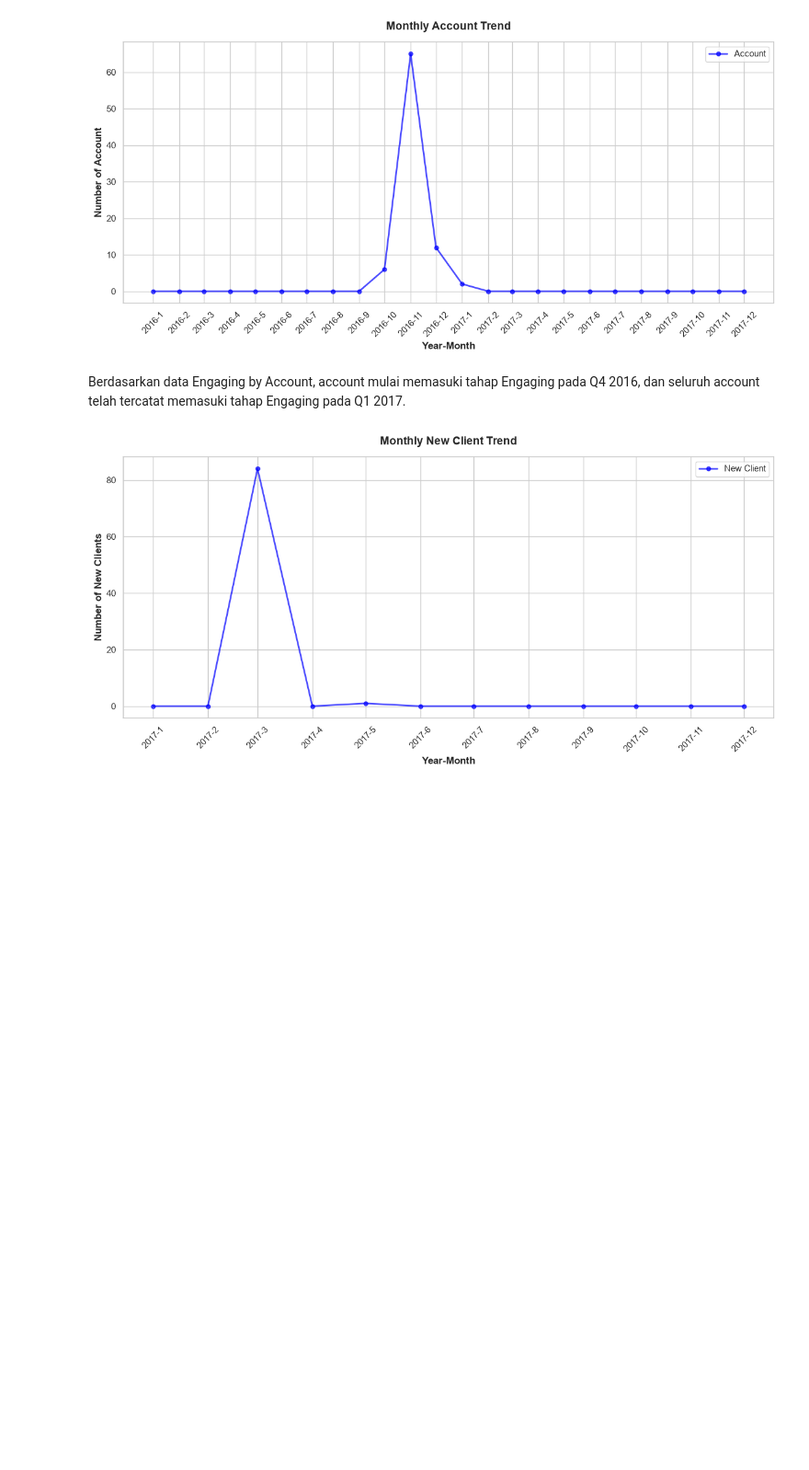
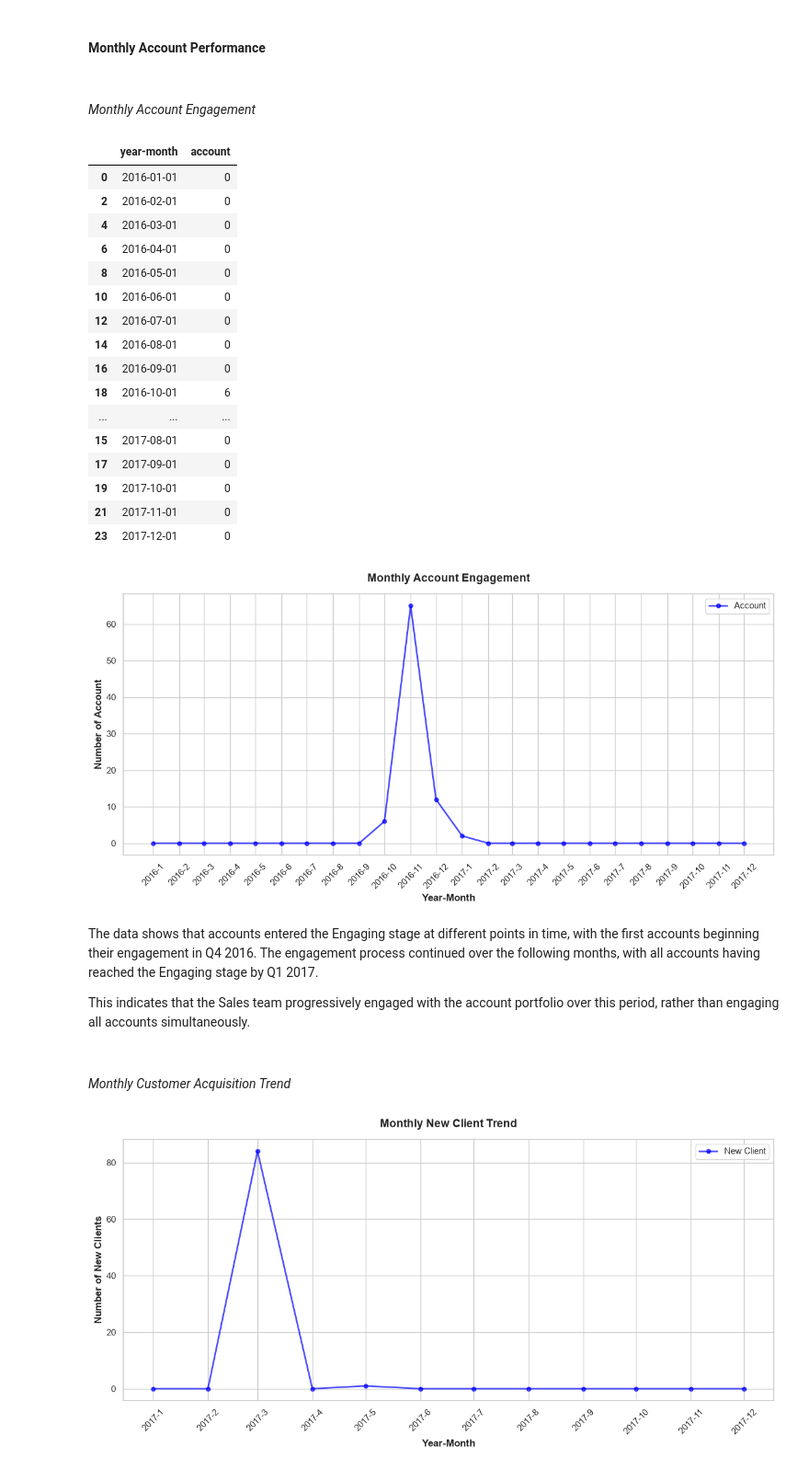
Before and after one commit to hlmtssilvia/B2B_Hardware_Sales_Performance_Analysis, a Jupyter notebook: account_performance.ipynb, the cells around one changed output. Shown at 92% size. Cells and saved outputs as stored; diff of their text form; code cells hidden in the pictures; blank space fills up the shorter version.

Commit message:
Update Account Performance Analysis

```diff
--- a/account_performance.ipynb
+++ b/account_performance.ipynb
@@ -130,3 +193,9 @@ account to client rate : 99.0%
+# %% [markdown]
+###
+**Monthly Account Performance**
+# %% [markdown]
+####
+*Monthly Account Engagement*
 # %%
 df_sales_pipeline_all_eng = df_sales_pipeline[~df_sales_pipeline['engage_date'].isna()]
 
@@ -167,6 +236,12 @@ data_eng_acc['y-m']= (
     .astype(str)
 )
 
+monthly_account_engagement = (
+    data_eng_acc[['year-month','account']]
+    .sort_values('year-month')
+)
+display(monthly_account_engagement)
+
 data_eng_acc = data_eng_acc.sort_values('year-month')
 
 plt.figure(figsize=(12, 6))
@@ -188,37 +263,59 @@ plt.xlabel("Year-Month", fontsize=12, fontweight="bold")
 plt.ylabel("Number of Account", fontsize=12, fontweight="bold")
 
 plt.title(
-    "Monthly Account Trend",
+    "Monthly Account Engagement",
     fontsize=14,
     fontweight="bold",
     pad=15
 )
 
 for x, y in enumerate(data_eng_acc['account']):
     plt.annotate(
         str(y),
         (x, y),
         textcoords='offset points',
         xytext=(0, 8),
         ha='center',
         fontsize=9,
         fontweight='bold'
     )
 
 plt.xticks(
     ticks=data_eng_acc['year-month'],
     labels=data_eng_acc['y-m'],
     rotation=45
 )
 
 
 plt.legend()
 plt.tight_layout()
 plt.show()
 # %% [output]
+|  | year-month | account |
+| 0 | 2016-01-01 | 0 |
+| 2 | 2016-02-01 | 0 |
+| 4 | 2016-03-01 | 0 |
+| 6 | 2016-04-01 | 0 |
+| 8 | 2016-05-01 | 0 |
+| 10 | 2016-06-01 | 0 |
+| 12 | 2016-07-01 | 0 |
+| 14 | 2016-08-01 | 0 |
+| 16 | 2016-09-01 | 0 |
+| 18 | 2016-10-01 | 6 |
+| ... | ... | ... |
+| 15 | 2017-08-01 | 0 |
+| 17 | 2017-09-01 | 0 |
+| 19 | 2017-10-01 | 0 |
+| 21 | 2017-11-01 | 0 |
+| 23 | 2017-12-01 | 0 |
-[figure, old version]
+[figure, new version]
 # %% [markdown]
-Berdasarkan data Engaging by Account, account mulai memasuki tahap Engaging pada Q4 2016, dan seluruh account telah tercatat memasuki tahap Engaging pada Q1 2017.
+The data shows that accounts entered the Engaging stage at different points in time, with the first accounts beginning their engagement in Q4 2016. The engagement process continued over the following months, with all accounts having reached the Engaging stage by Q1 2017.
+
+This indicates that the Sales team progressively engaged with the account portfolio over this period, rather than engaging all accounts simultaneously.
+# %% [markdown]
+####
+*Monthly Customer Acquisition Trend*
 # %%
 data = []
 months = np.arange(1, 13)
```
Also changed, not shown: parts of 50 cells of this notebook, 1 other file.
